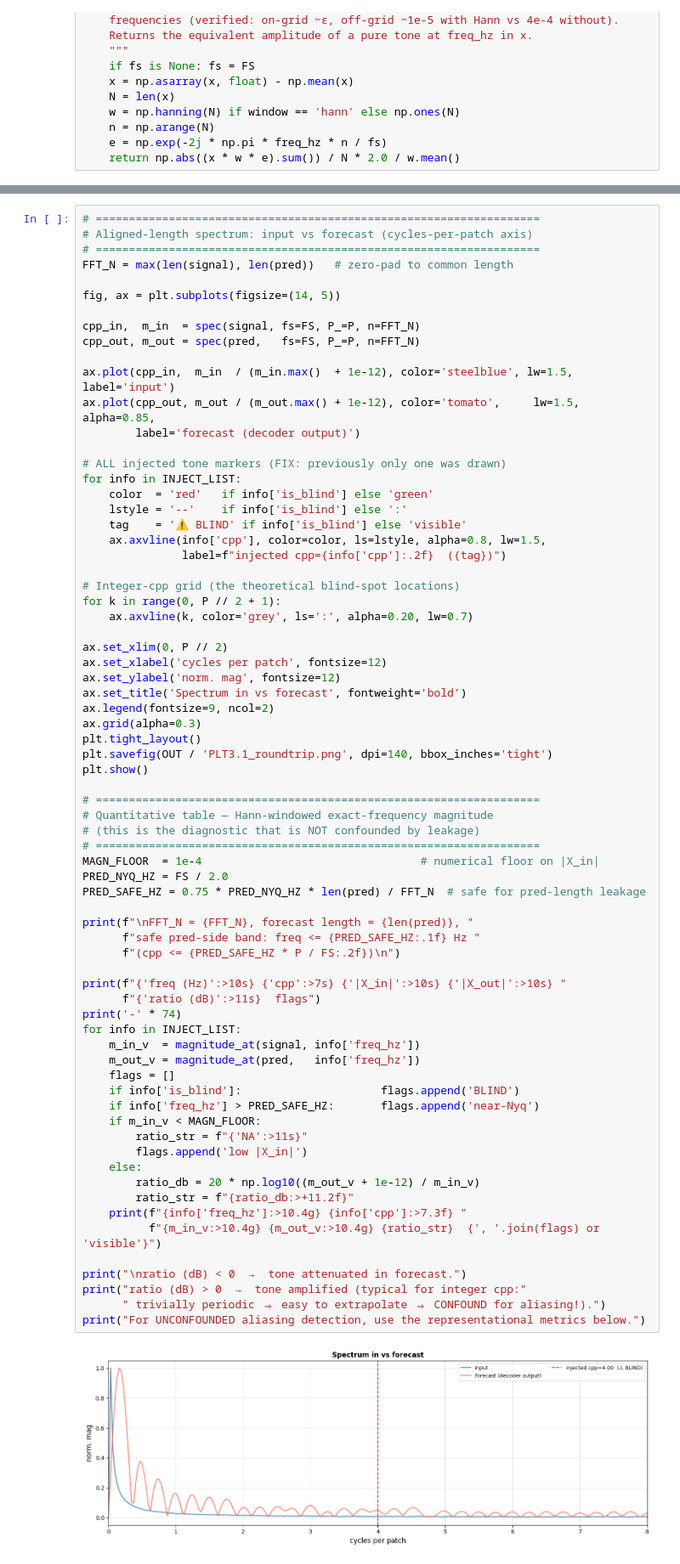
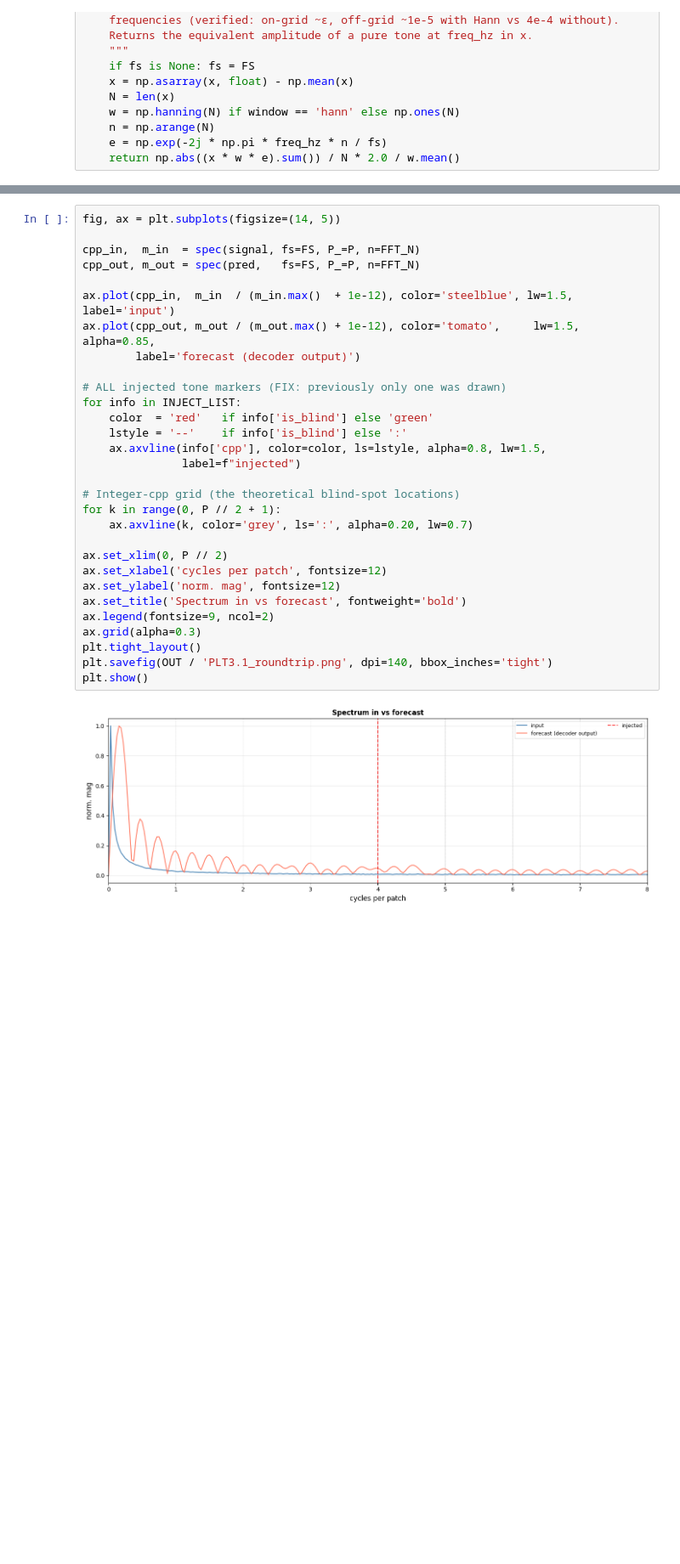
Before and after one commit to FedericoSabbadini/patchAliasing, a Jupyter notebook: chronos/models/chronosBolt_layer_probing.ipynb, the cells around one changed output, grey strips where cells are left out. Shown at 85% size. Saved outputs shown, nothing was run; the diff lists cells and outputs as text; blank space fills up the shorter version.

Commit message:
easy output fix

```diff
--- a/chronos/models/chronosBolt_layer_probing.ipynb
+++ b/chronos/models/chronosBolt_layer_probing.ipynb
@@ -645,73 +683,32 @@ FFT_N = 512  (input length=512, forecast length=64)
 # %%
-# ===================================================================
-# Aligned-length spectrum: input vs forecast (cycles-per-patch axis)
-# ===================================================================
-FFT_N = max(len(signal), len(pred))   # zero-pad to common length
-
 fig, ax = plt.subplots(figsize=(14, 5))
 
 cpp_in,  m_in  = spec(signal, fs=FS, P_=P, n=FFT_N)
 cpp_out, m_out = spec(pred,   fs=FS, P_=P, n=FFT_N)
 
 ax.plot(cpp_in,  m_in  / (m_in.max()  + 1e-12), color='steelblue', lw=1.5, label='input')
 ax.plot(cpp_out, m_out / (m_out.max() + 1e-12), color='tomato',     lw=1.5, alpha=0.85,
         label='forecast (decoder output)')
 
 # ALL injected tone markers (FIX: previously only one was drawn)
 for info in INJECT_LIST:
     color  = 'red'   if info['is_blind'] else 'green'
     lstyle = '--'    if info['is_blind'] else ':'
-    tag    = '⚠ BLIND' if info['is_blind'] else 'visible'
     ax.axvline(info['cpp'], color=color, ls=lstyle, alpha=0.8, lw=1.5,
-               label=f"injected cpp={info['cpp']:.2f}  ({tag})")
+               label=f"injected")
 
 # Integer-cpp grid (the theoretical blind-spot locations)
 for k in range(0, P // 2 + 1):
     ax.axvline(k, color='grey', ls=':', alpha=0.20, lw=0.7)
 
 ax.set_xlim(0, P // 2)
 ax.set_xlabel('cycles per patch', fontsize=12)
 ax.set_ylabel('norm. mag', fontsize=12)
 ax.set_title('Spectrum in vs forecast', fontweight='bold')
 ax.legend(fontsize=9, ncol=2)
 ax.grid(alpha=0.3)
 plt.tight_layout()
 plt.savefig(OUT / 'PLT3.1_roundtrip.png', dpi=140, bbox_inches='tight')
 plt.show()
-
-# ===================================================================
-# Quantitative table — Hann-windowed exact-frequency magnitude
-# (this is the diagnostic that is NOT confounded by leakage)
-# ===================================================================
-MAGN_FLOOR  = 1e-4                                 # numerical floor on |X_in|
-PRED_NYQ_HZ = FS / 2.0
-PRED_SAFE_HZ = 0.75 * PRED_NYQ_HZ * len(pred) / FFT_N  # safe for pred-length leakage
-
-print(f"\nFFT_N = {FFT_N}, forecast length = {len(pred)}, "
-      f"safe pred-side band: freq <= {PRED_SAFE_HZ:.1f} Hz "
-      f"(cpp <= {PRED_SAFE_HZ * P / FS:.2f})\n")
-
-print(f"{'freq (Hz)':>10s} {'cpp':>7s} {'|X_in|':>10s} {'|X_out|':>10s} "
-      f"{'ratio (dB)':>11s}  flags")
-print('-' * 74)
-for info in INJECT_LIST:
-    m_in_v  = magnitude_at(signal, info['freq_hz'])
-    m_out_v = magnitude_at(pred,   info['freq_hz'])
-    flags = []
-    if info['is_blind']:                     flags.append('BLIND')
-    if info['freq_hz'] > PRED_SAFE_HZ:       flags.append('near-Nyq')
-    if m_in_v < MAGN_FLOOR:
-        ratio_str = f"{'NA':>11s}"
-        flags.append('low |X_in|')
-    else:
-        ratio_db = 20 * np.log10((m_out_v + 1e-12) / m_in_v)
-        ratio_str = f"{ratio_db:>+11.2f}"
-    print(f"{info['freq_hz']:>10.4g} {info['cpp']:>7.3f} "
-          f"{m_in_v:>10.4g} {m_out_v:>10.4g} {ratio_str}  {', '.join(flags) or 'visible'}")
-
-print("\nratio (dB) < 0  →  tone attenuated in forecast.")
-print("ratio (dB) > 0  →  tone amplified (typical for integer cpp:"
-      " trivially periodic ⇒ easy to extrapolate ⇒ CONFOUND for aliasing!).")
-print("For UNCONFOUNDED aliasing detection, use the representational metrics below.")
 # %% [output]
-[figure, old version]
+[figure, new version]
```
Also changed, not shown: parts of 5 cells of this notebook.
